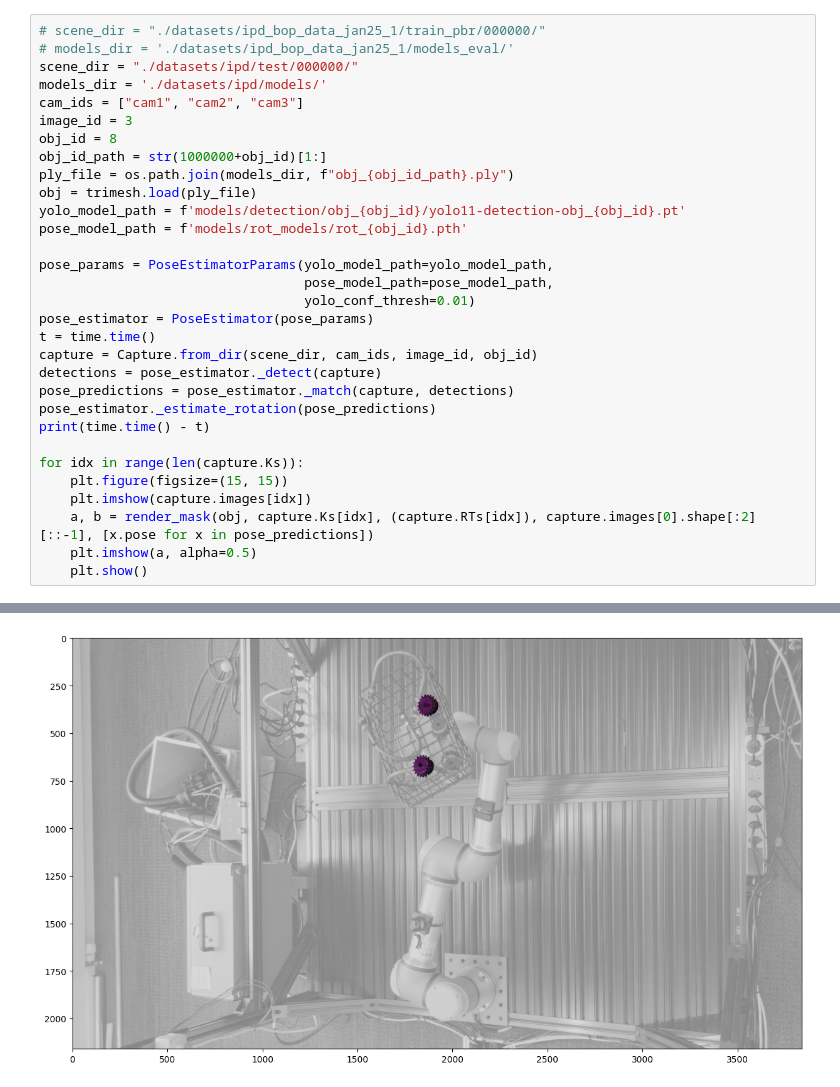
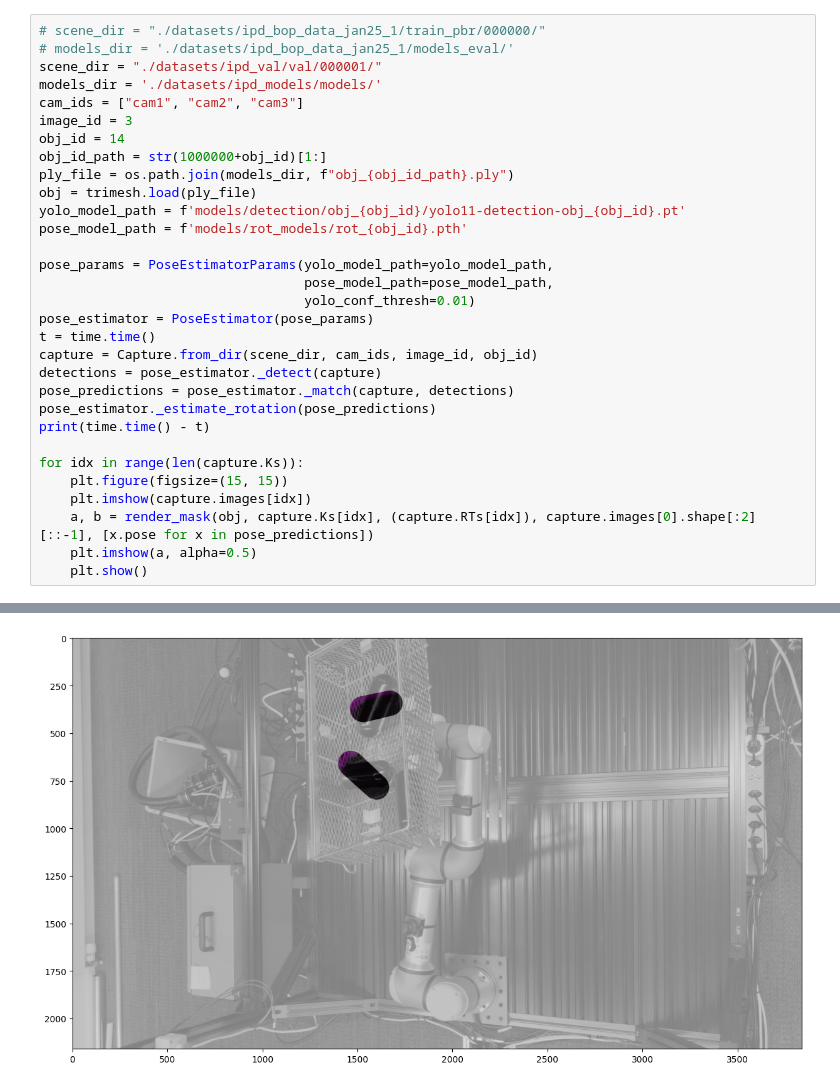
Before and after one commit to yatpor/bpc_baseline, a Jupyter notebook: Inference Notebook.ipynb, the cells around one changed output, grey strips where cells are left out. Cells and saved outputs as stored; diff of their text form.

```diff
--- a/Inference Notebook.ipynb
+++ b/Inference Notebook.ipynb
@@ -22,11 +19,11 @@ importlib.reload(du)
 # %%
 # scene_dir = "./datasets/ipd_bop_data_jan25_1/train_pbr/000000/"
 # models_dir = './datasets/ipd_bop_data_jan25_1/models_eval/'
-scene_dir = "./datasets/ipd/test/000000/"
-models_dir = './datasets/ipd/models/'
+scene_dir = "./datasets/ipd_val/val/000001/"
+models_dir = './datasets/ipd_models/models/'
 cam_ids = ["cam1", "cam2", "cam3"]
 image_id = 3
-obj_id = 8
+obj_id = 14
 obj_id_path = str(1000000+obj_id)[1:]
 ply_file = os.path.join(models_dir, f"obj_{obj_id_path}.ply")
 obj = trimesh.load(ply_file)
@@ -72 +69 @@ Loading camera parameters from: ./datasets/ipd/test/000000/scene_camera_cam3.jso
-[figure, old version]
+[figure, new version]
```
Also changed, not shown: parts of 10 cells of this notebook, 1 other file.
